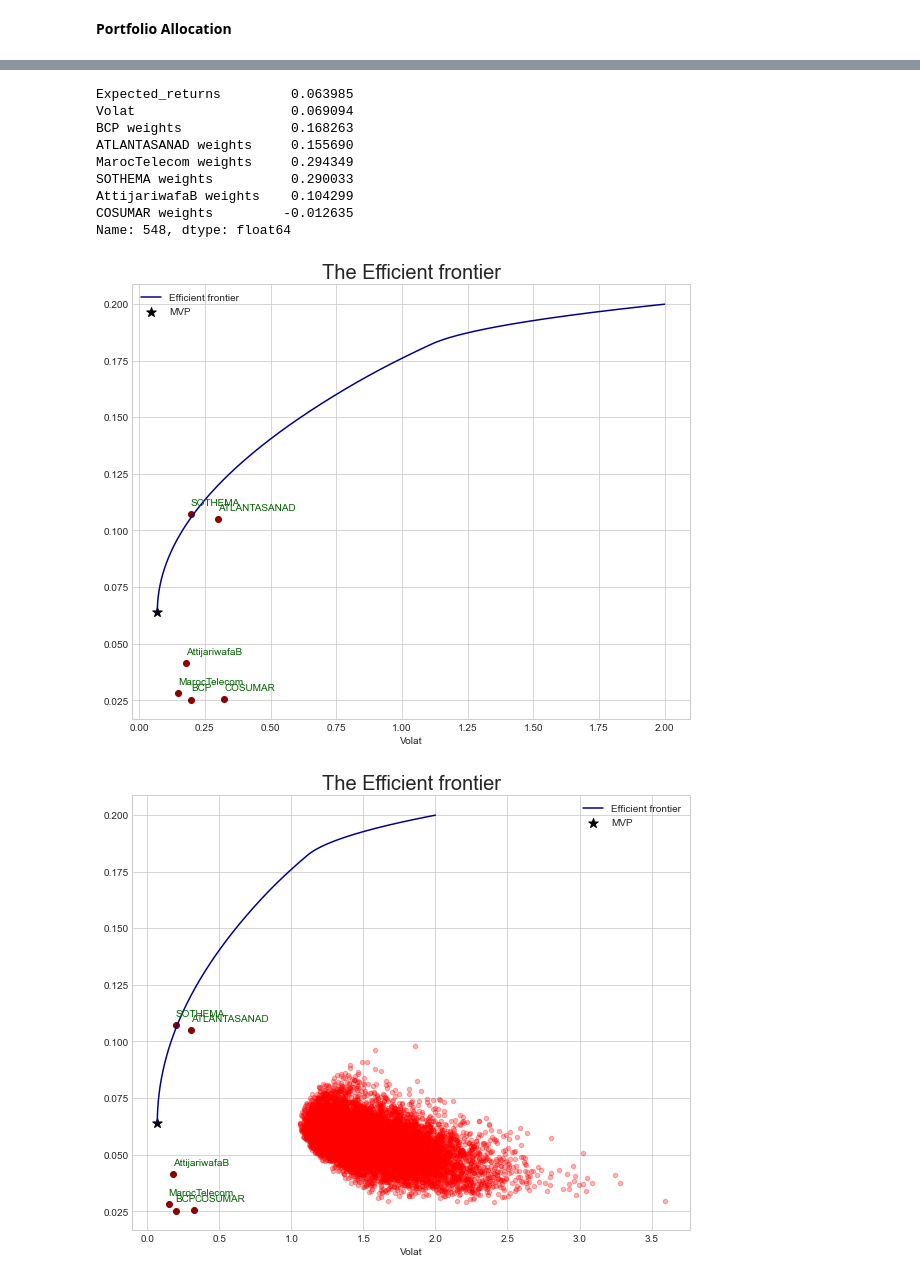
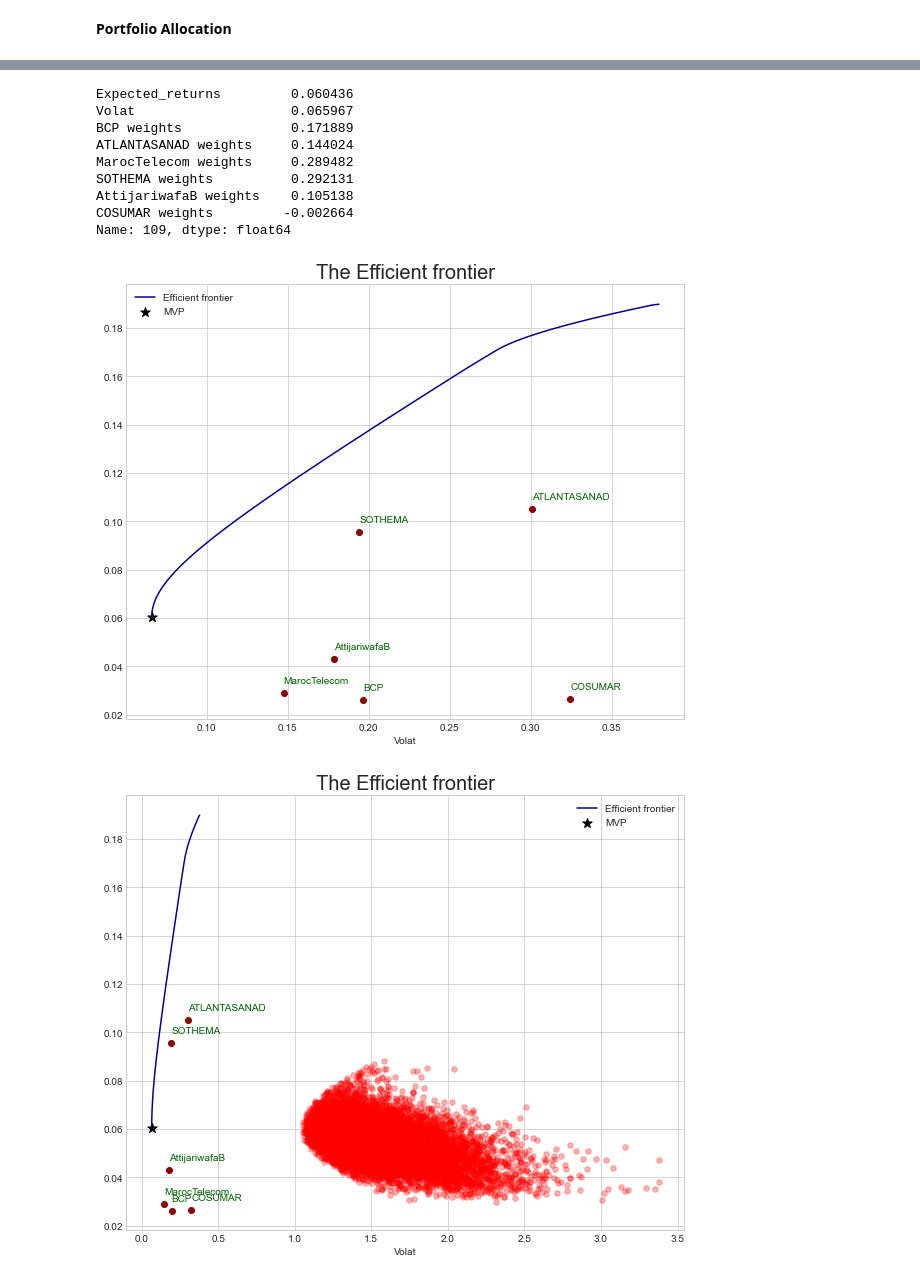
Before and after one commit to OussamaBOUDCHICHI/Portfolio-Optimization, a Jupyter notebook: Markowitz.ipynb, the cells around one changed output, grey strips where cells are left out. Drawn from its saved outputs; the diff is of its cells as text; code cells hidden in the pictures.

```diff
--- a/Markowitz.ipynb
+++ b/Markowitz.ipynb
@@ -306,6 +311,6 @@ sol
 # %%
 # Let's Contstruct the Portfolio frontier :
-mus=np.arange(0.0, 0.2,0.0001)
+mus=np.arange(0.0, 0.19,0.0001)
 p_weights=[]
 p_returns=[]
 p_vol=[]
@@ -315,7 +320,7 @@ for mu in mus :
     p_weights.append(list(sol['x']))
     return_exp=np.dot(Expected_ret, sol['x'])
     p_returns.append(return_exp)
-    p_vol.append(sol['min_f']*np.sqrt(250))
+    p_vol.append(np.sqrt(sol['min_f']))
 
 
 
@@ -337,15 +342,15 @@ portfolios.head()
 mvp=portfolios.iloc[portfolios['Volat'].idxmin()]
 mvp
 # %% [output]
-Expected_returns         0.063985
-Volat                    0.069094
-BCP weights              0.168263
-ATLANTASANAD weights     0.155690
-MarocTelecom weights     0.294349
-SOTHEMA weights          0.290033
-AttijariwafaB weights    0.104299
-COSUMAR weights         -0.012635
-Name: 548, dtype: float64
+Expected_returns         0.060436
+Volat                    0.065967
+BCP weights              0.171889
+ATLANTASANAD weights     0.144024
+MarocTelecom weights     0.289482
+SOTHEMA weights          0.292131
+AttijariwafaB weights    0.105138
+COSUMAR weights         -0.002664
+Name: 109, dtype: float64
 # %%
 portfolios.plot(x='Volat', y='Expected_returns', color='darkblue', label='Efficient frontier')
 plt.scatter(x=Volat.mean(), y=Expected_ret, color='darkred')
@@ -355,5 +360,5 @@ plt.title('The Efficient frontier', fontsize=20)
 for idx, instr in enumerate(list(Volat.columns)):
     plt.annotate(instr, (Volat.mean()[idx], Expected_ret[idx]+0.004), color='darkgreen')
 # %% [output]
-[figure, old version]
+[figure, new version]
 # %%
@@ -381,16 +386,16 @@ for counter, symbol in enumerate(APR.columns.tolist()):
 # %%
 Simulated_portfolios=pd.DataFrame(bd_simul)
 portfolios.plot(x='Volat', y='Expected_returns', color='darkblue', label='Efficient frontier')
 plt.scatter(x=Volat.mean(), y=Expected_ret, color='darkred')
 plt.scatter(x=mvp[1], y=mvp[0], color='black',s=100, marker='*' , label='MVP')
-plt.scatter(x=Simulated_portfolios['Std'], y=Simulated_portfolios['Expected_returns'], color='red', alpha=0.3, s=20)
+plt.scatter(x=Simulated_portfolios['Std'], y=Simulated_portfolios['Expected_returns'], color='red', alpha=0.3, s=30)
 plt.legend()
 plt.title('The Efficient frontier', fontsize=20)
 for idx, instr in enumerate(list(Volat.columns)):
     plt.annotate(instr, (Volat.mean()[idx], Expected_ret[idx]+0.004), color='darkgreen')
 
 # (Note that Simulated portfolios have positive weights, so Short-Selling was excluded for them)
 
 # Final Note : Despite the use of low-variance estimators for the mean of asset's returns and their covariance matrix, The Markowitz model suffers from its unrealistic assumptions (frictionless economy, No transactions costs, Investors base their allocation on the mean and the variance (Returns are multivariate normal) ..)
 # %% [output]
-[figure, old version]
+[figure, new version]
```
Also changed, not shown: parts of 17 cells of this notebook.
